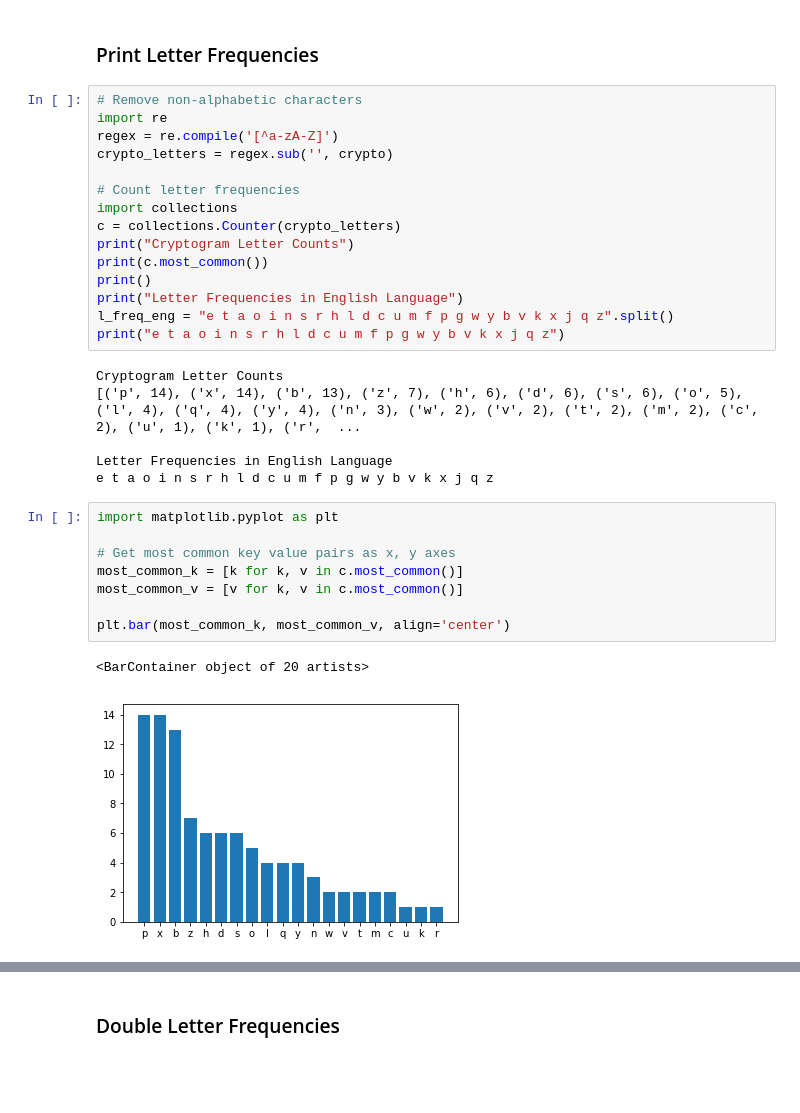
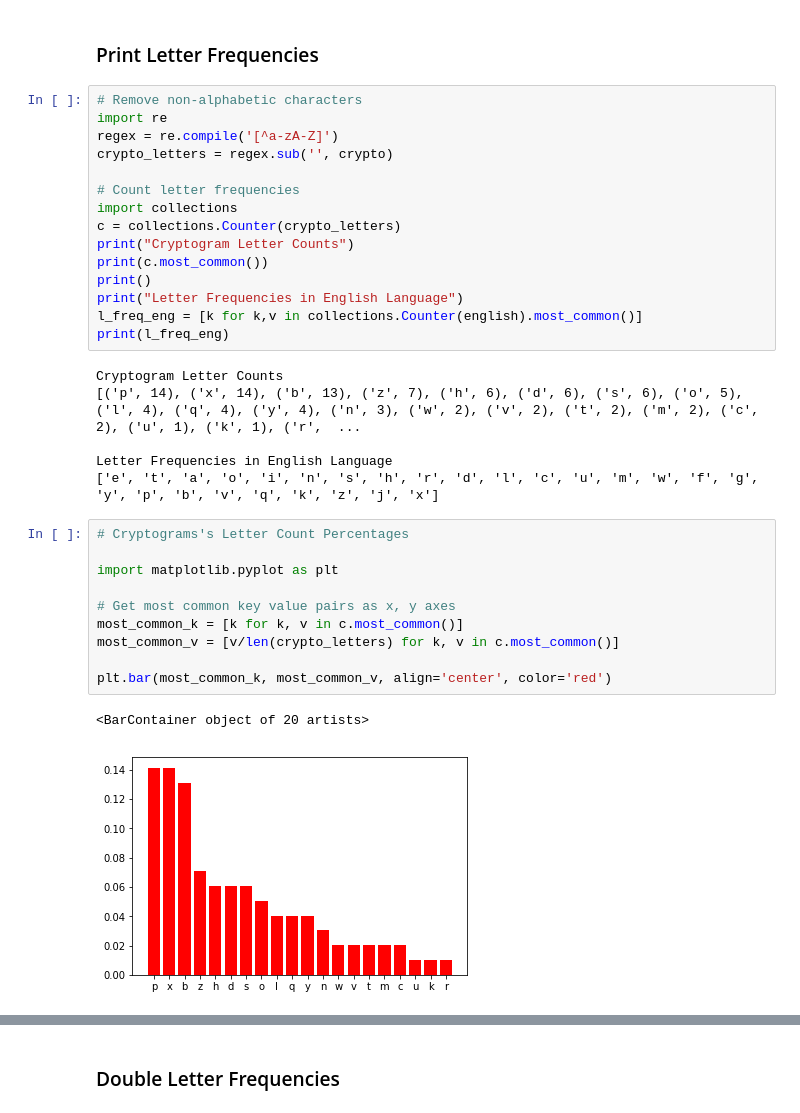
Before and after one commit to coffeenmusic/Substitution_Cryptogram_Helper, a Jupyter notebook: Cryptogram_Helper.ipynb, the cells around one changed output, grey strips where cells are left out. Cells and saved outputs as stored; diff of their text form; blank space fills up the shorter version.

Commit message:
Added first letter frequencies and bar charts

```diff
--- a/Cryptogram_Helper.ipynb
+++ b/Cryptogram_Helper.ipynb
@@ -17,22 +29,24 @@ print("Cryptogram Letter Counts")
 print(c.most_common())
 print()
 print("Letter Frequencies in English Language")
-l_freq_eng = "e t a o i n s r h l d c u m f p g w y b v k x j q z".split()
-print("e t a o i n s r h l d c u m f p g w y b v k x j q z")
+l_freq_eng = [k for k,v in collections.Counter(english).most_common()]
+print(l_freq_eng)
 # %% [output]
 Cryptogram Letter Counts
 [('p', 14), ('x', 14), ('b', 13), ('z', 7), ('h', 6), ('d', 6), ('s', 6), ('o', 5), ('l', 4), ('q', 4), ('y', 4), ('n', 3), ('w', 2), ('v', 2), ('t', 2), ('m', 2), ('c', 2), ('u', 1), ('k', 1), ('r',  ...
 
 Letter Frequencies in English Language
-e t a o i n s r h l d c u m f p g w y b v k x j q z
+['e', 't', 'a', 'o', 'i', 'n', 's', 'h', 'r', 'd', 'l', 'c', 'u', 'm', 'w', 'f', 'g', 'y', 'p', 'b', 'v', 'q', 'k', 'z', 'j', 'x']
 # %%
+# Cryptograms's Letter Count Percentages
+
 import matplotlib.pyplot as plt
 
 # Get most common key value pairs as x, y axes
 most_common_k = [k for k, v in c.most_common()]
-most_common_v = [v for k, v in c.most_common()]
+most_common_v = [v/len(crypto_letters) for k, v in c.most_common()]
 
-plt.bar(most_common_k, most_common_v, align='center')
+plt.bar(most_common_k, most_common_v, align='center', color='red')
 # %% [output]
 <BarContainer object of 20 artists>
-[figure, old version]
+[figure, new version]
```
Also changed, not shown: parts of 5 cells of this notebook.
